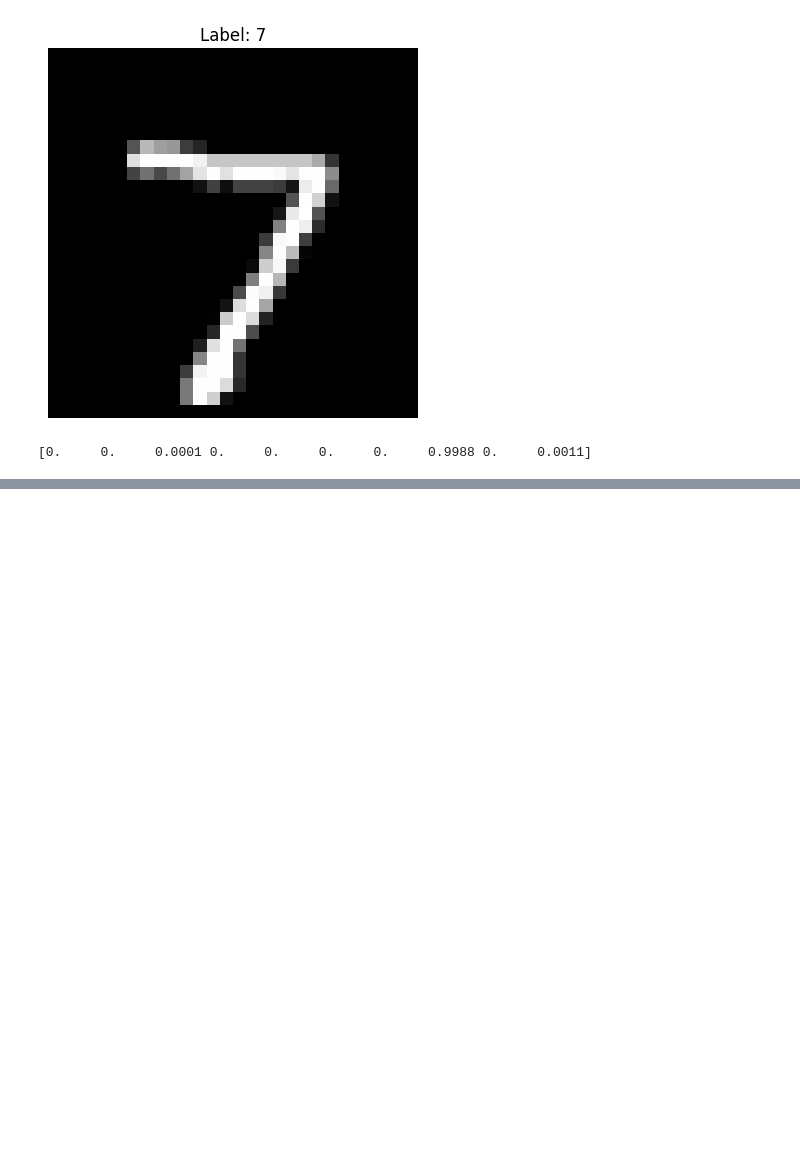
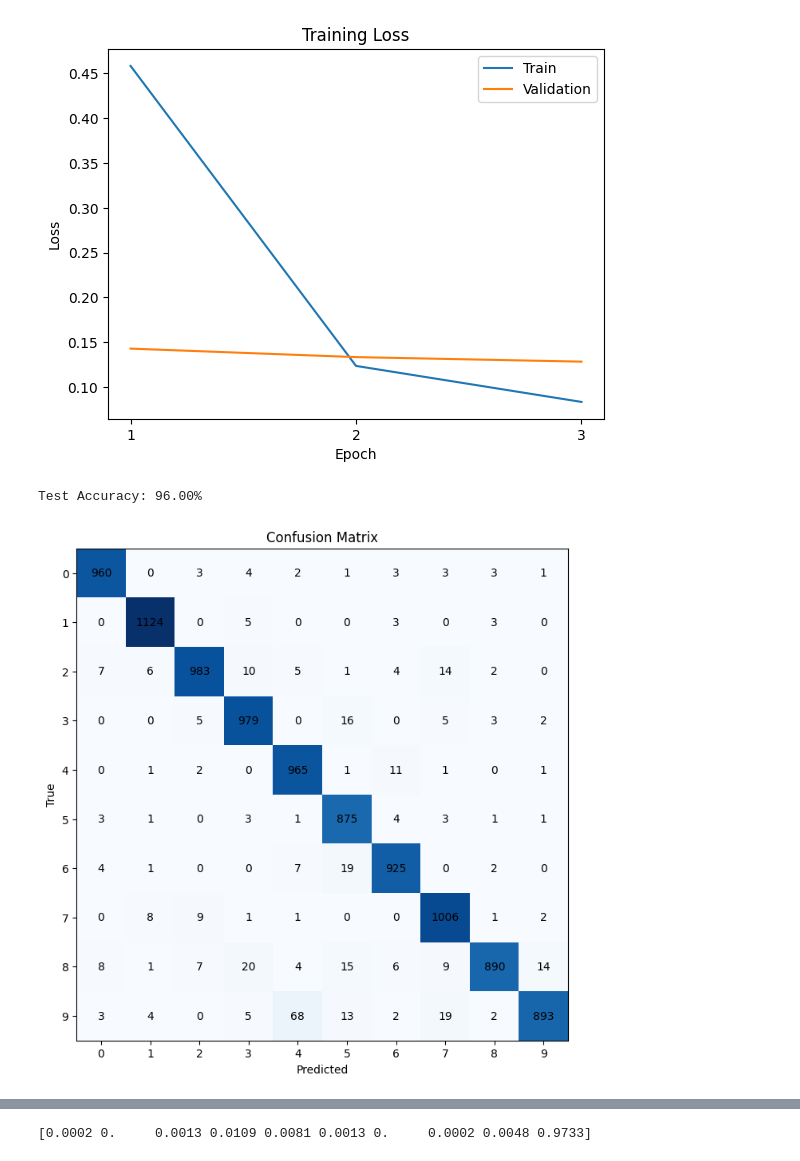
Before and after one commit to AdamK-2006/Portfolio, a Jupyter notebook: neural_network/main.ipynb, the cells around one changed output, grey strips where cells are left out. Drawn from its saved outputs; the diff is of its cells as text; code cells hidden in the pictures; blank space fills up the shorter version.

Commit message:
Written functions for metrics and created a validation set

```diff
--- a/neural_network/main.ipynb
+++ b/neural_network/main.ipynb
@@ -7,7 +17,7 @@ from network import FCN, Layer
 # %%
 def show_digit(X, y, index):
     plt.imshow(X[index].reshape(28, 28), cmap='gray')
-    plt.title(f"Label: {y[index]}")
+    plt.title(f"Label: {np.argmax(y[index])}")
     plt.axis('off')
     plt.show()
 # %%
@@ -27,16 +37,20 @@ learning_rate=0.01,
 loss = "cross_entropy")
 
 # load mnist data and split into train and test partitions
-(X_train, y_train), (X_test, y_test) = mnist.load_data()
-print(X_train.shape, y_train.shape, X_test.shape, y_test.shape)
+(X_train_full, y_train_full), (X_test, y_test) = mnist.load_data()
+y_train_full = one_hot(y_train_full)
+y_test = one_hot(y_test)
 
 # flatten each image from (28x28) to 784, then normalise to [0,1]
-X_train = X_train.reshape(60000, 784) / 255.0
+X_train_full = X_train_full.reshape(60000, 784) / 255.0
 X_test  = X_test.reshape(10000, 784)  / 255.0
+
+X_train, y_train = X_train_full[:50000], y_train_full[:50000]
+X_val, y_val = X_train_full[50000:], y_train_full[50000:]
+
+
 
 # test show a digit
 show_digit(X_train, y_train, 0)
-
-y_train = one_hot(y_train)
 # %% [output]
 FCN initialized
@@ -44,9 +57,12 @@ FCN initialized
 [figure]
 # %%
-network.train(X_train, y_train)
+losses = network.train(X_train, y_train, X_val, y_val, epochs=3)
 
-show_digit(X_test, y_test, 0)
+# display some metrics
+plot_losses(losses)
+summary(network, X_test, y_test)
 
+show_digit(X_test, y_test, 125)
 np.set_printoptions(precision=4, suppress=True)
-print(network.forward_pass(X_test[0]))
+print(network.predict(X_test[125]))
 # %% [output]
@@ -70,2 +75,3 @@ Loss: 0.0
-[figure, old version]
+[figure, new version]
-[0.     0.     0.0001 0.     0.     0.     0.     0.9988 0.     0.0011]
+Test Accuracy: 96.00%
+[figure, added]
@@ -71,0 +79 @@ Loss: 0.0
+[0.0002 0.     0.0013 0.0109 0.0081 0.0013 0.     0.0002 0.0048 0.9733]
```
Also changed, not shown: parts of 3 cells of this notebook, 2 other files.
